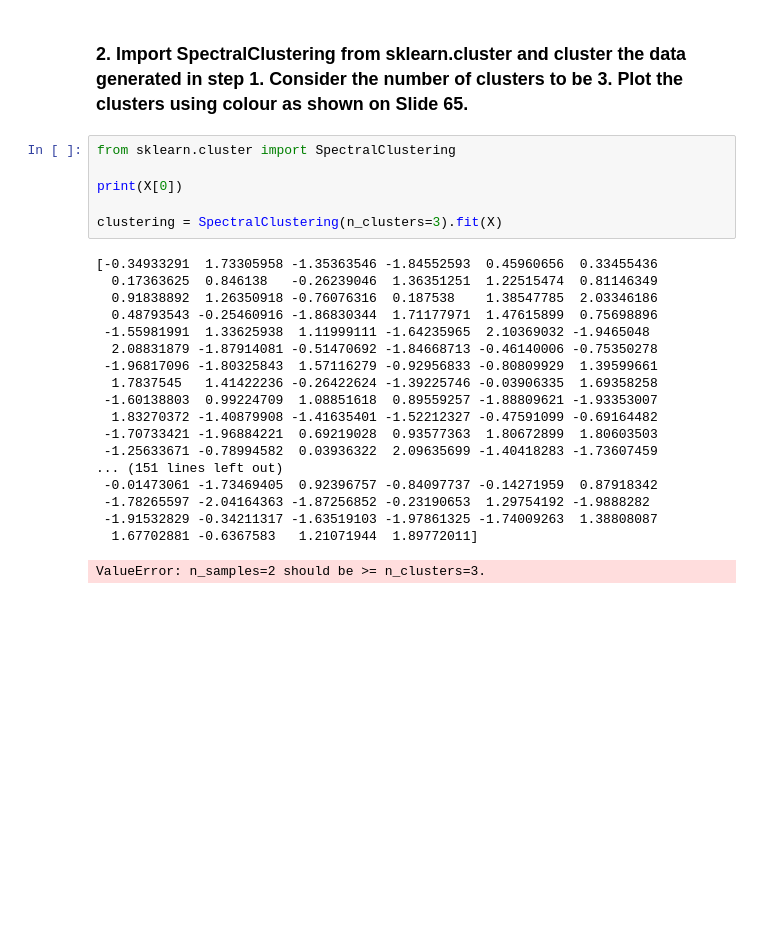
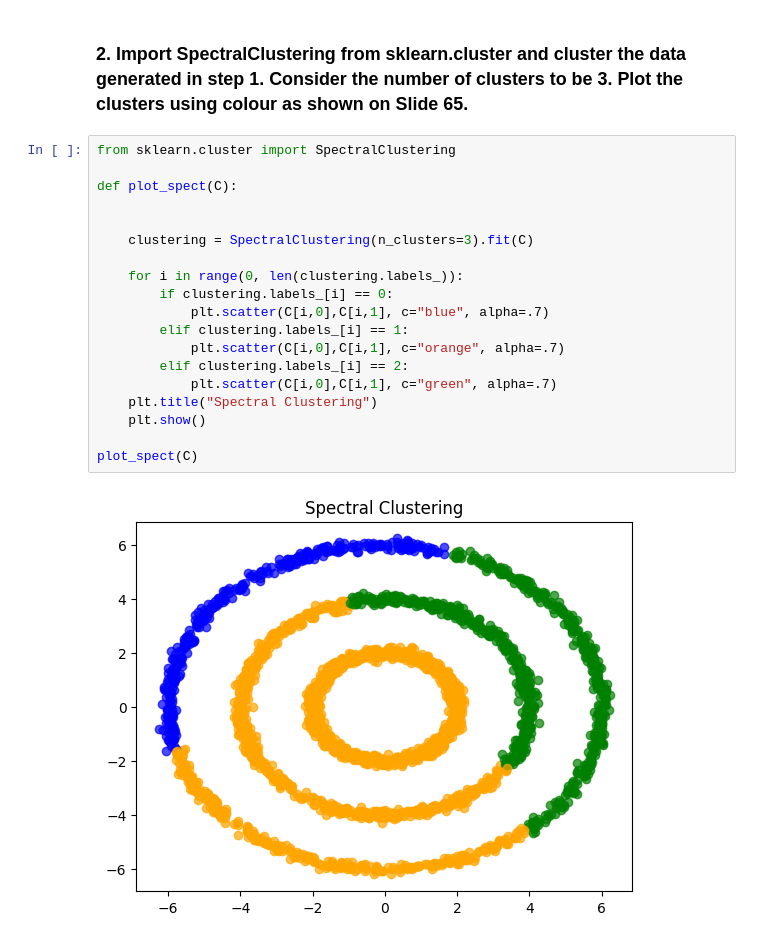
Before and after one commit to DarianFlorianVoda/StatisticsAppDS, a Jupyter notebook: hw3.ipynb, the cells around one changed output. Drawn from its saved outputs; the diff is of its cells as text; blank space fills up the shorter version.

```diff
--- a/hw3.ipynb
+++ b/hw3.ipynb
@@ -43,27 +43,23 @@ plt.show()
 # %% [markdown]
 ### 2. Import SpectralClustering from sklearn.cluster and cluster the data generated in step 1. Consider the number of clusters to be 3. Plot the clusters using colour as shown on Slide 65.
-# %%
-from sklearn.cluster import SpectralClustering
-
-print(X[0])
-
-clustering = SpectralClustering(n_clusters=3).fit(X)
-# %% [output]
-[-0.34933291  1.73305958 -1.35363546 -1.84552593  0.45960656  0.33455436
-  0.17363625  0.846138   -0.26239046  1.36351251  1.22515474  0.81146349
-  0.91838892  1.26350918 -0.76076316  0.187538    1.38547785  2.03346186
-  0.48793543 -0.25460916 -1.86830344  1.71177971  1.47615899  0.75698896
- -1.55981991  1.33625938  1.11999111 -1.64235965  2.10369032 -1.9465048
-  2.08831879 -1.87914081 -0.51470692 -1.84668713 -0.46140006 -0.75350278
- -1.96817096 -1.80325843  1.57116279 -0.92956833 -0.80809929  1.39599661
-  1.7837545   1.41422236 -0.26422624 -1.39225746 -0.03906335  1.69358258
- -1.60138803  0.99224709  1.08851618  0.89559257 -1.88809621 -1.93353007
-  1.83270372 -1.40879908 -1.41635401 -1.52212327 -0.47591099 -0.69164482
- -1.70733421 -1.96884221  0.69219028  0.93577363  1.80672899  1.80603503
- -1.25633671 -0.78994582  0.03936322  2.09635699 -1.40418283 -1.73607459
-... (151 lines left out)
- -0.01473061 -1.73469405  0.92396757 -0.84097737 -0.14271959  0.87918342
- -1.78265597 -2.04164363 -1.87256852 -0.23190653  1.29754192 -1.9888282
- -1.91532829 -0.34211317 -1.63519103 -1.97861325 -1.74009263  1.38808087
-  1.67702881 -0.6367583   1.21071944  1.89772011]
-ValueError: n_samples=2 should be >= n_clusters=3.
+# %%
+from sklearn.cluster import SpectralClustering
+
+def plot_spect(C):
+
+
+    clustering = SpectralClustering(n_clusters=3).fit(C)
+
+    for i in range(0, len(clustering.labels_)):
+        if clustering.labels_[i] == 0:
+            plt.scatter(C[i,0],C[i,1], c="blue", alpha=.7)
+        elif clustering.labels_[i] == 1:
+            plt.scatter(C[i,0],C[i,1], c="orange", alpha=.7)
+        elif clustering.labels_[i] == 2:
+            plt.scatter(C[i,0],C[i,1], c="green", alpha=.7)
+    plt.title("Spectral Clustering")
+    plt.show()
+
+plot_spect(C)
+# %% [output]
+[figure, added]
```
Also changed, not shown: parts of 5 cells of this notebook.
